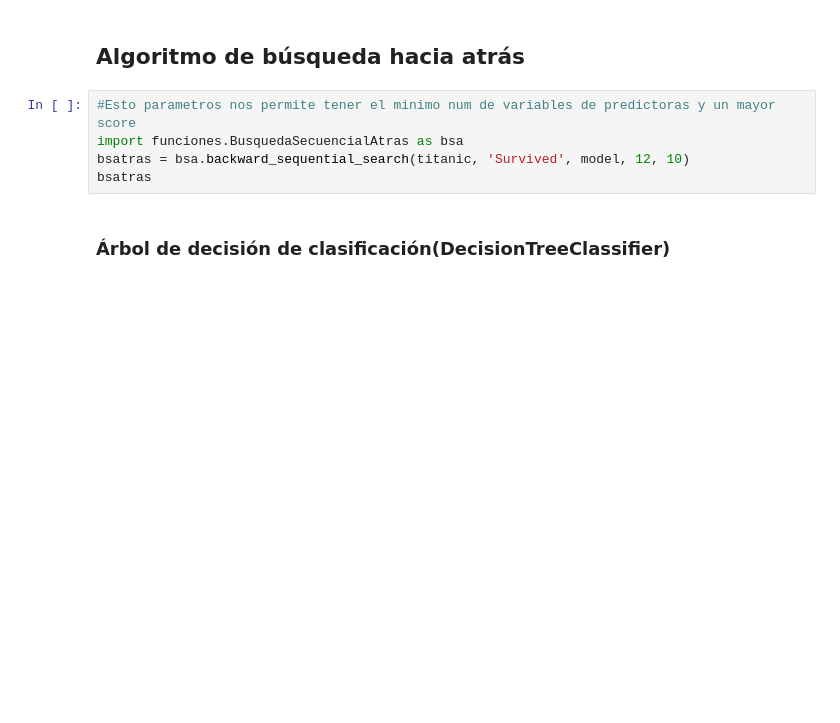
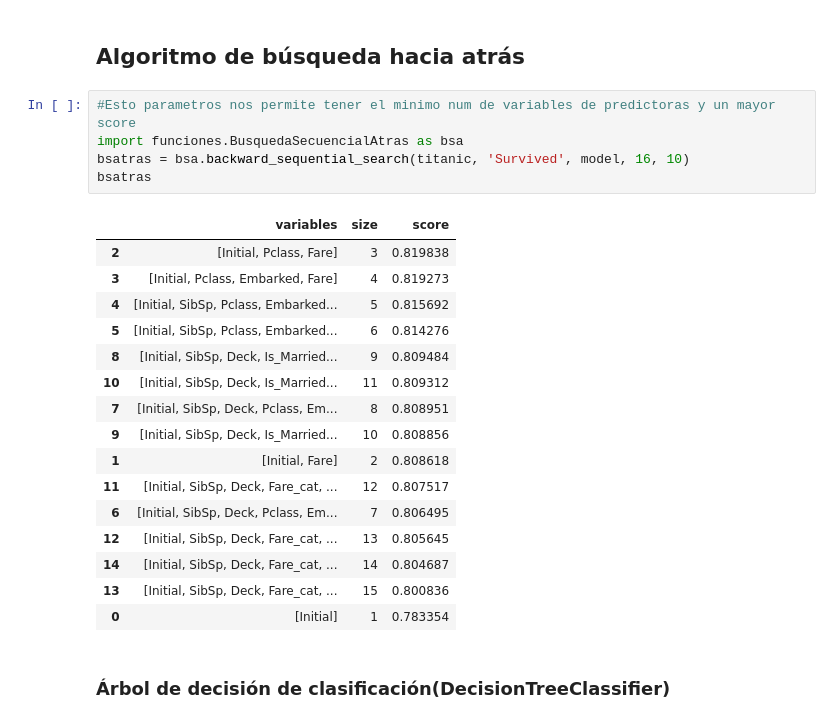
Before and after one commit to hugborang/Trabajo-IA-Modelos-Predictivos, a Jupyter notebook: src/Titanic.ipynb, the cells around one changed output. Cells and saved outputs as stored; diff of their text form; blank space fills up the shorter version.

```diff
--- a/src/Titanic.ipynb
+++ b/src/Titanic.ipynb
@@ -234,8 +284,25 @@ Matriz de confusión:
 # %%
 #Esto parametros nos permite tener el minimo num de variables de predictoras y un mayor score
 import funciones.BusquedaSecuencialAtras as bsa
-bsatras = bsa.backward_sequential_search(titanic, 'Survived', model, 12, 10)
+bsatras = bsa.backward_sequential_search(titanic, 'Survived', model, 16, 10)
 bsatras
+# %% [output]
+|  | variables | size | score |
+| 2 | [Initial, Pclass, Fare] | 3 | 0.819838 |
+| 3 | [Initial, Pclass, Embarked, Fare] | 4 | 0.819273 |
+| 4 | [Initial, SibSp, Pclass, Embarked... | 5 | 0.815692 |
+| 5 | [Initial, SibSp, Pclass, Embarked... | 6 | 0.814276 |
+| 8 | [Initial, SibSp, Deck, Is_Married... | 9 | 0.809484 |
+| 10 | [Initial, SibSp, Deck, Is_Married... | 11 | 0.809312 |
+| 7 | [Initial, SibSp, Deck, Pclass, Em... | 8 | 0.808951 |
+| 9 | [Initial, SibSp, Deck, Is_Married... | 10 | 0.808856 |
+| 1 | [Initial, Fare] | 2 | 0.808618 |
+| 11 | [Initial, SibSp, Deck, Fare_cat, ... | 12 | 0.807517 |
+| 6 | [Initial, SibSp, Deck, Pclass, Em... | 7 | 0.806495 |
+| 12 | [Initial, SibSp, Deck, Fare_cat, ... | 13 | 0.805645 |
+| 14 | [Initial, SibSp, Deck, Fare_cat, ... | 14 | 0.804687 |
+| 13 | [Initial, SibSp, Deck, Fare_cat, ... | 15 | 0.800836 |
+| 0 | [Initial] | 1 | 0.783354 |
 # %% [markdown]
 ### Árbol de decisión de clasificación(DecisionTreeClassifier)
 # %%
```
Also changed, not shown: parts of 12 cells of this notebook, 10 other files.
